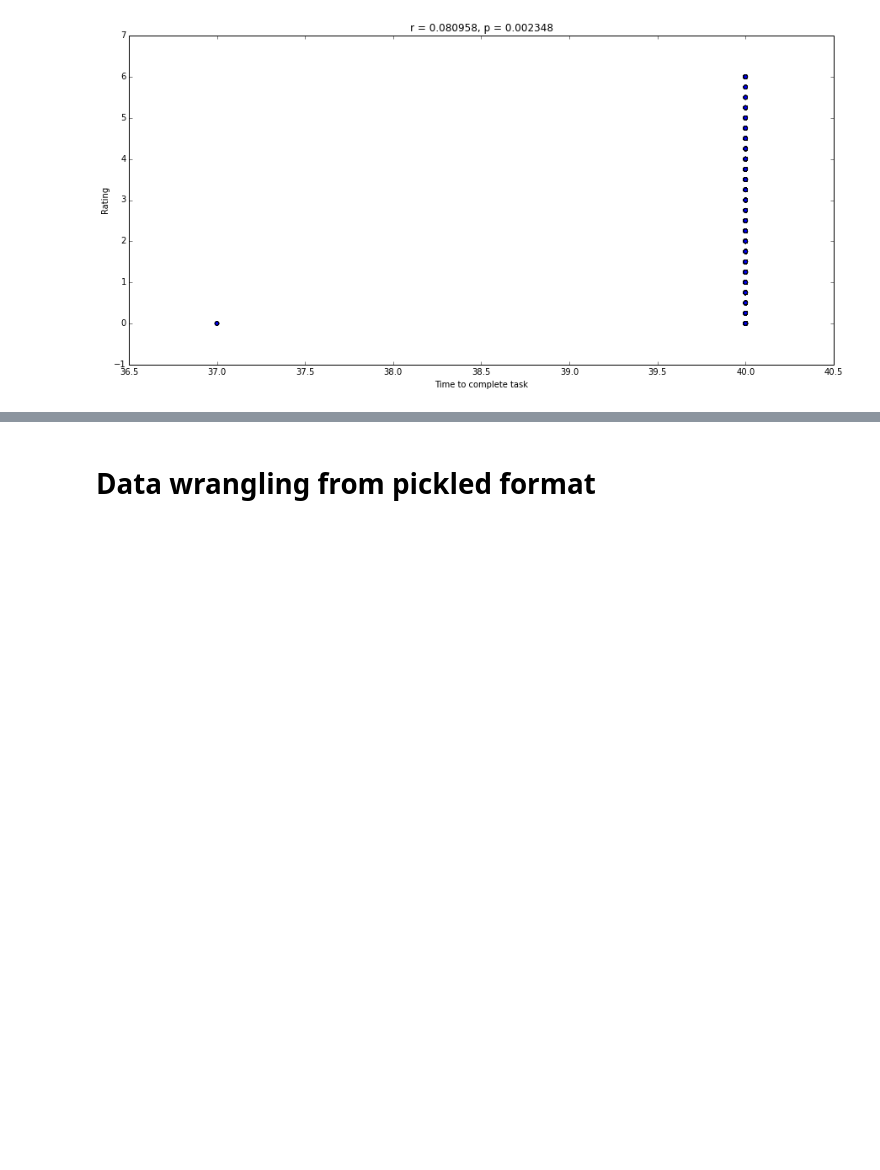
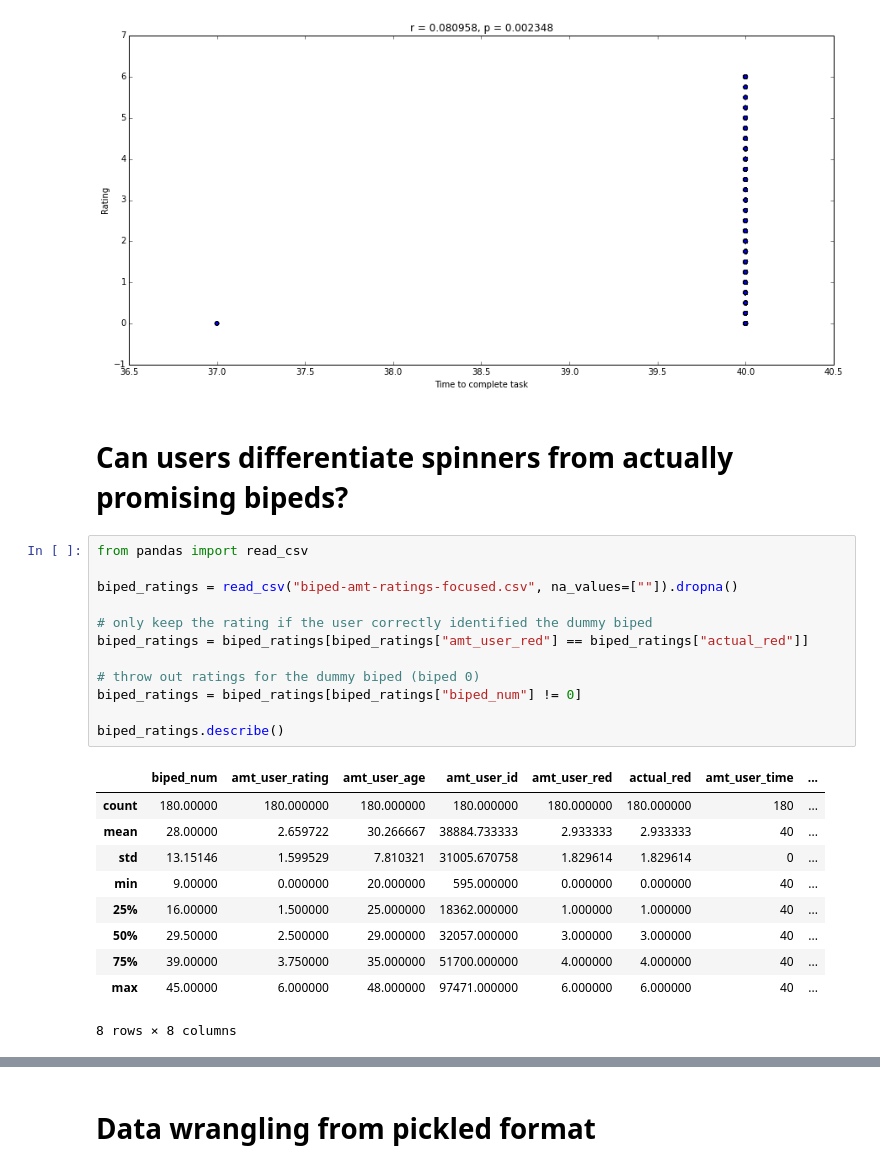
Before and after one commit to rhiever/AMT-biped-analysis, a Jupyter notebook: Biped AMT ratings.ipynb, the cells around one changed output, grey strips where cells are left out. Cells and saved outputs as stored; diff of their text form; blank space fills up the shorter version.

```diff
--- a/Biped AMT ratings.ipynb
+++ b/Biped AMT ratings.ipynb
@@ -242,3 +242,28 @@ ylabel("Rating")
 # %% [output]
 <matplotlib.text.Text at 0x...>
 [figure]
+# %% [markdown]
+# Can users differentiate spinners from actually promising bipeds?
+# %%
+from pandas import read_csv
+
+biped_ratings = read_csv("biped-amt-ratings-focused.csv", na_values=[""]).dropna()
+
+# only keep the rating if the user correctly identified the dummy biped
+biped_ratings = biped_ratings[biped_ratings["amt_user_red"] == biped_ratings["actual_red"]]
+
+# throw out ratings for the dummy biped (biped 0)
+biped_ratings = biped_ratings[biped_ratings["biped_num"] != 0]
+
+biped_ratings.describe()
+# %% [output]
+|  | biped_num | amt_user_rating | amt_user_age | amt_user_id | amt_user_red | actual_red | amt_user_time | ... |
+| count | 180.00000 | 180.000000 | 180.000000 | 180.000000 | 180.000000 | 180.000000 | 180 | ... |
+| mean | 28.00000 | 2.659722 | 30.266667 | 38884.733333 | 2.933333 | 2.933333 | 40 | ... |
+| std | 13.15146 | 1.599529 | 7.810321 | 31005.670758 | 1.829614 | 1.829614 | 0 | ... |
+| min | 9.00000 | 0.000000 | 20.000000 | 595.000000 | 0.000000 | 0.000000 | 40 | ... |
+| 25% | 16.00000 | 1.500000 | 25.000000 | 18362.000000 | 1.000000 | 1.000000 | 40 | ... |
+| 50% | 29.50000 | 2.500000 | 29.000000 | 32057.000000 | 3.000000 | 3.000000 | 40 | ... |
+| 75% | 39.00000 | 3.750000 | 35.000000 | 51700.000000 | 4.000000 | 4.000000 | 40 | ... |
+| max | 45.00000 | 6.000000 | 48.000000 | 97471.000000 | 6.000000 | 6.000000 | 40 | ... |
+8 rows × 8 columns
```
Also changed, not shown: parts of 7 cells of this notebook.
